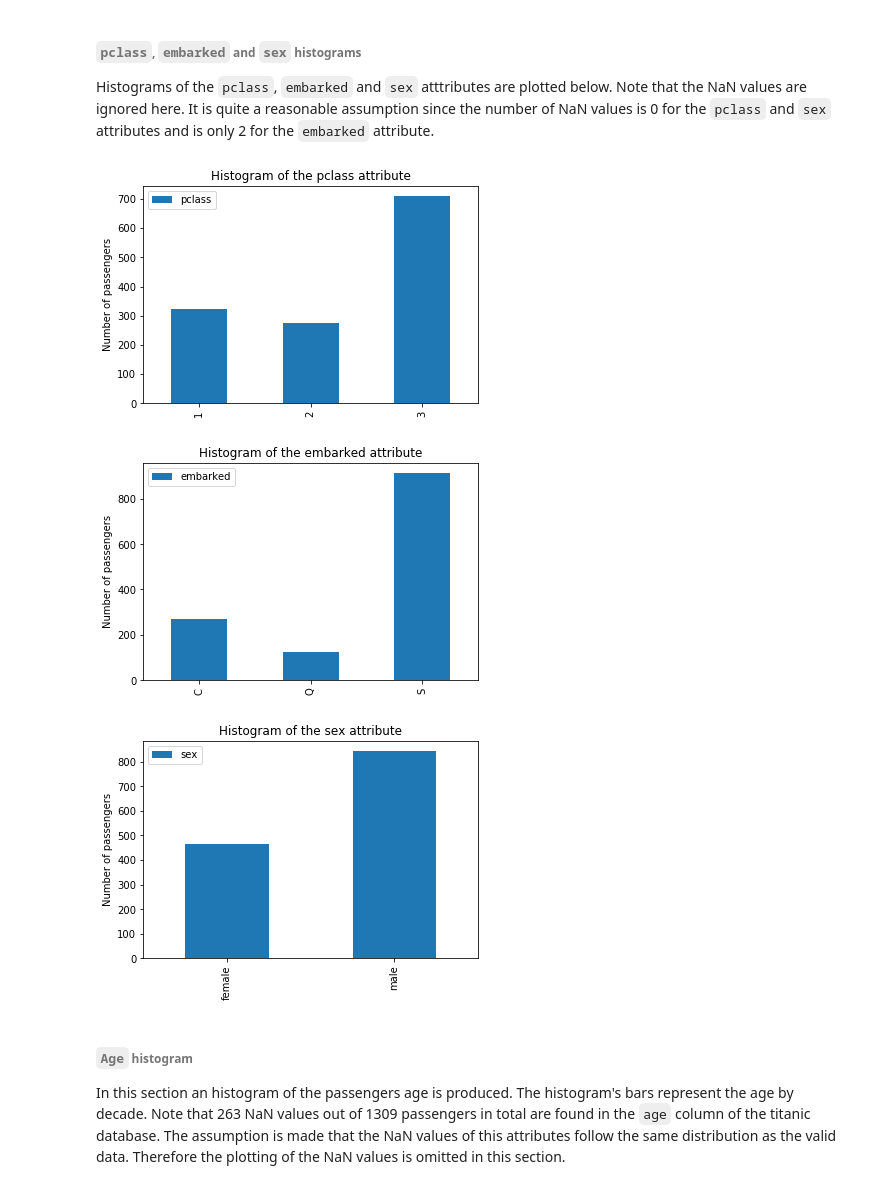
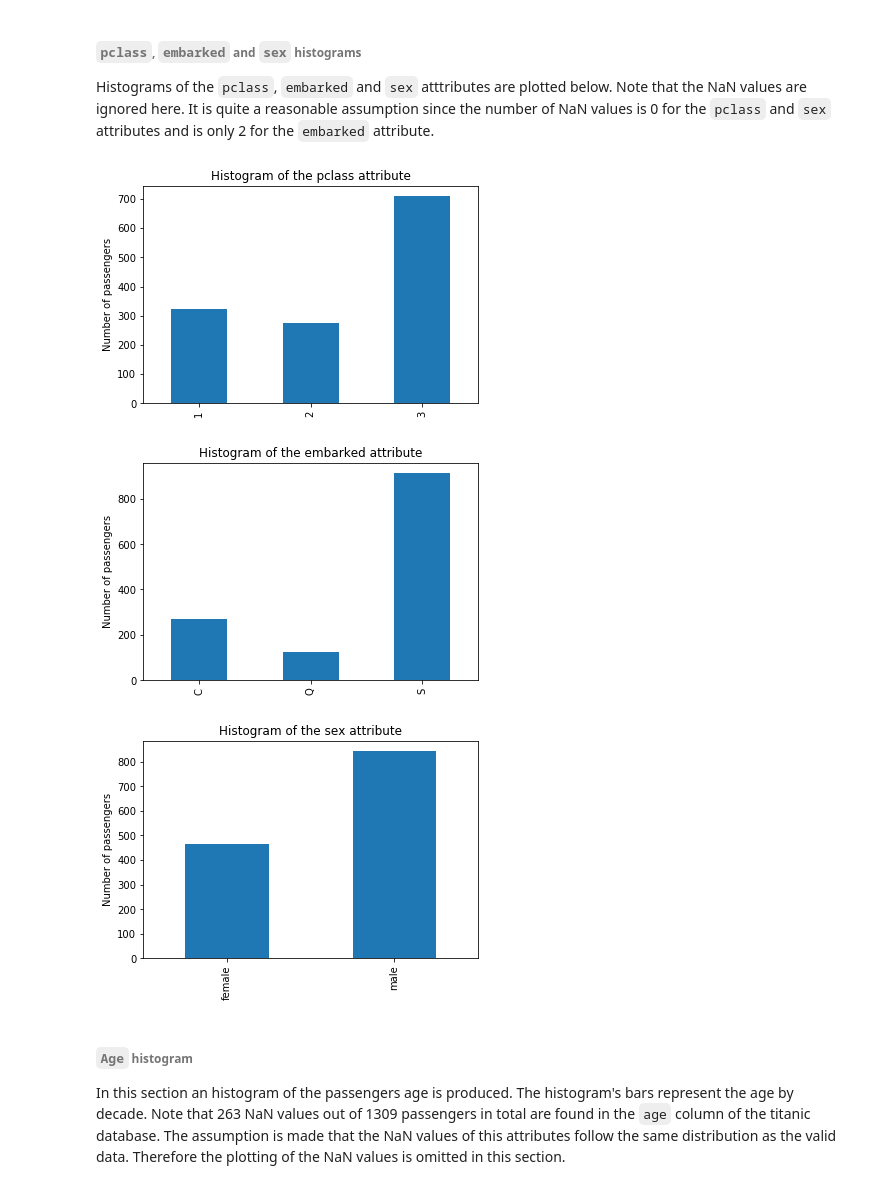
Before and after one commit to adrienruault/ada_molmaru, a Jupyter notebook: Homework01/Solution_task3.ipynb, the cells around one changed output. Cells and saved outputs as stored; diff of their text form; code cells hidden in the pictures.

```diff
--- a/Homework01/Solution_task3.ipynb
+++ b/Homework01/Solution_task3.ipynb
@@ -206,16 +210,16 @@ Histograms of the `pclass`, `embarked` and `sex` atttributes are plotted below.
 # %%
 import matplotlib.pyplot as plt
 cat_to_plot = ['pclass','embarked','sex']
 
 for elem in cat_to_plot:
     plt.figure()
-    histo = titanic[elem].value_counts().sort_index().plot(kind='bar', legend = True,\
+    histo = titanic[elem].value_counts().sort_index().plot(kind='bar',\
                                                            title = 'Histogram of the ' + elem + ' attribute')
     histo.set_ylabel('Number of passengers')
 # %% [output]
-[figure, old version]
+[figure, new version]
-[figure, old version]
+[figure, new version]
-[figure, old version]
+[figure, new version]
 # %% [markdown]
 ###### `Age` histogram
 In this section an histogram of the passengers age is produced. The histogram's bars represent the age by decade. Note that 263 NaN values out of 1309 passengers in total are found in the `age` column of the titanic database. The assumption is made that the NaN values of this attributes follow the same distribution as the valid data. Therefore the plotting of the NaN values is omitted in this section.
```
Also changed, not shown: parts of 19 cells of this notebook, 1 other file.
